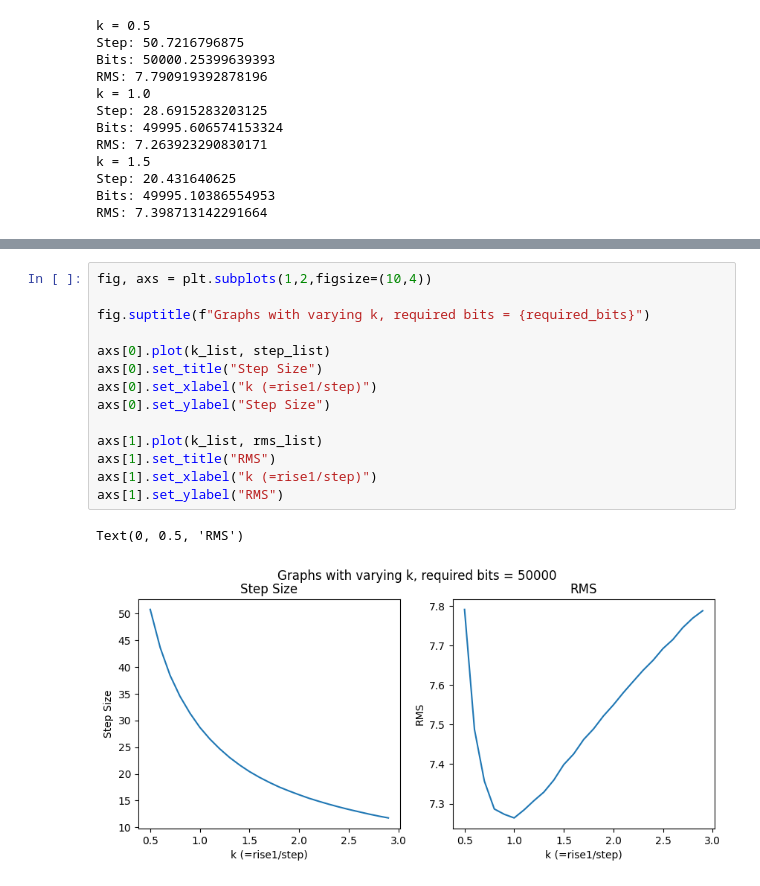
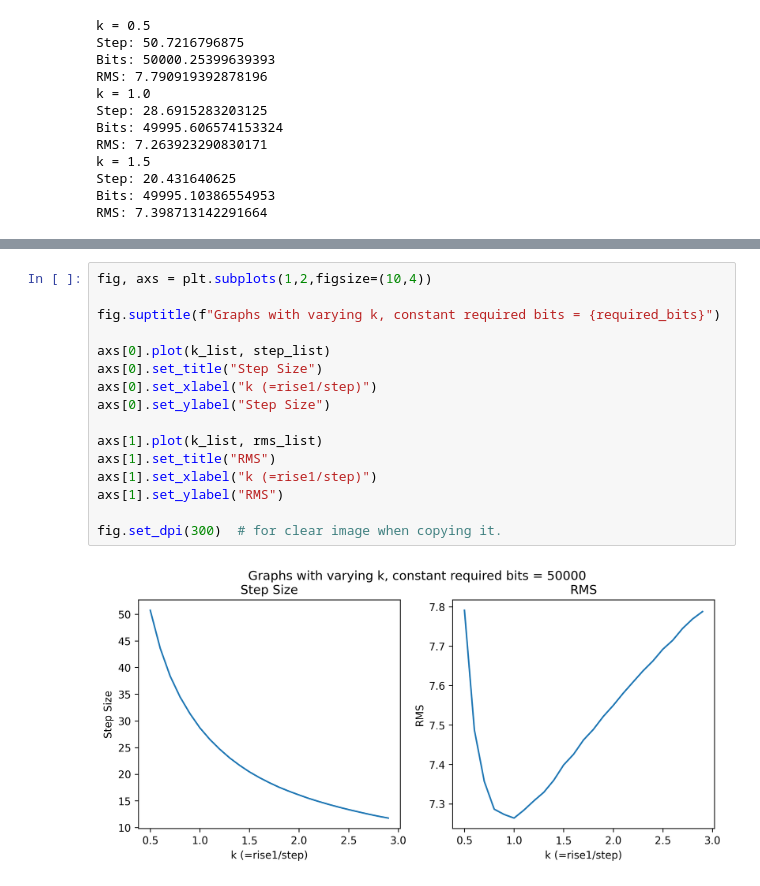
Before and after one commit to jet-tong/cued_sf2_lab, a Jupyter notebook: 11-centre-clipped-LBT.ipynb, the cells around one changed output, grey strips where cells are left out. Saved outputs shown, nothing was run; the diff lists cells and outputs as text.

Commit message:
Centre-clipped remaining graphs

```diff
--- a/11-centre-clipped-LBT.ipynb
+++ b/11-centre-clipped-LBT.ipynb
@@ -189,17 +191,18 @@ for i in range(len(k_list)):
 # %%
 fig, axs = plt.subplots(1,2,figsize=(10,4))
 
-fig.suptitle(f"Graphs with varying k, required bits = {required_bits}")
+fig.suptitle(f"Graphs with varying k, constant required bits = {required_bits}")
 
 axs[0].plot(k_list, step_list)
 axs[0].set_title("Step Size")
 axs[0].set_xlabel("k (=rise1/step)")
 axs[0].set_ylabel("Step Size")
 
 axs[1].plot(k_list, rms_list)
 axs[1].set_title("RMS")
 axs[1].set_xlabel("k (=rise1/step)")
 axs[1].set_ylabel("RMS")
+
+fig.set_dpi(300)  # for clear image when copying it.
 # %% [output]
-Text(0, 0.5, 'RMS')
-[figure, old version]
+[figure, new version]
```
Also changed, not shown: parts of 6 cells of this notebook, 2 other files.
